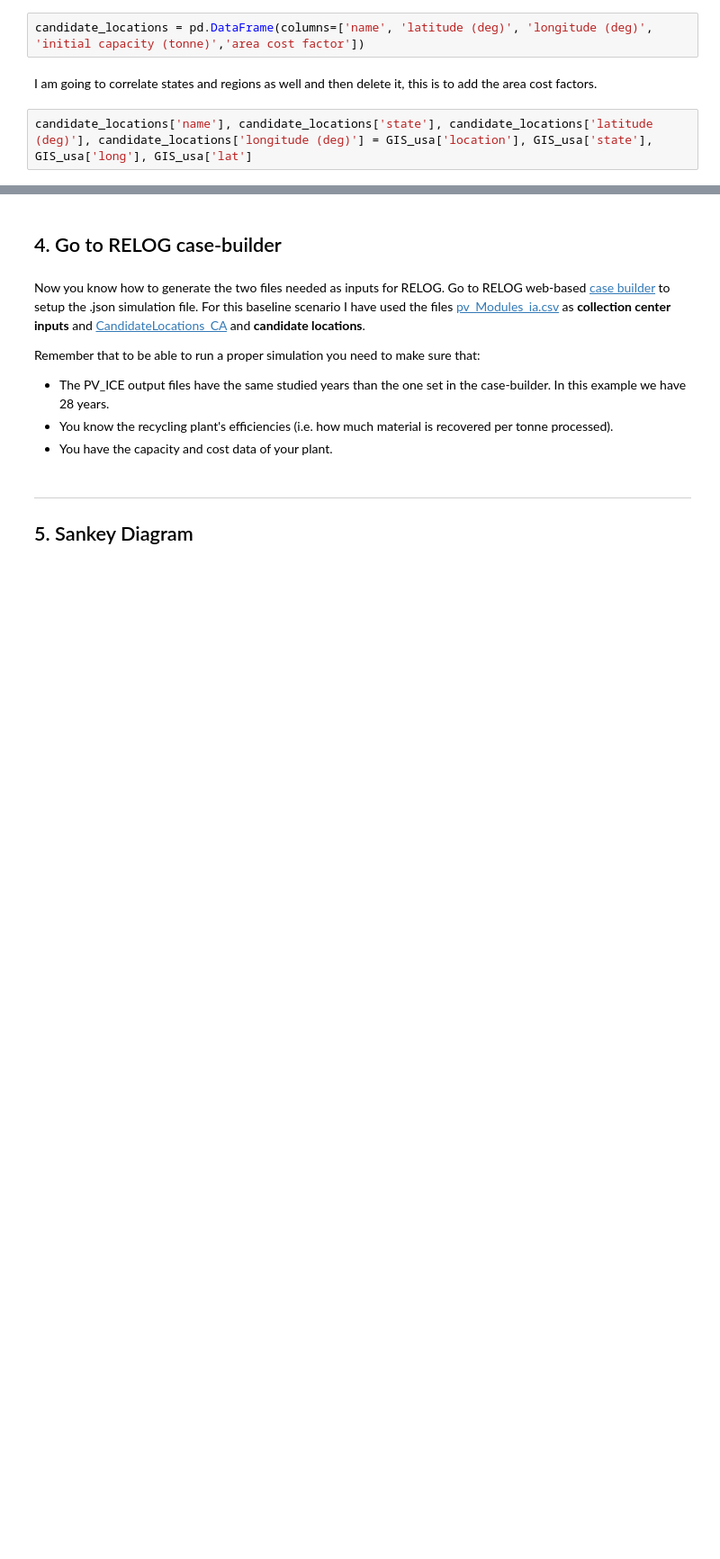
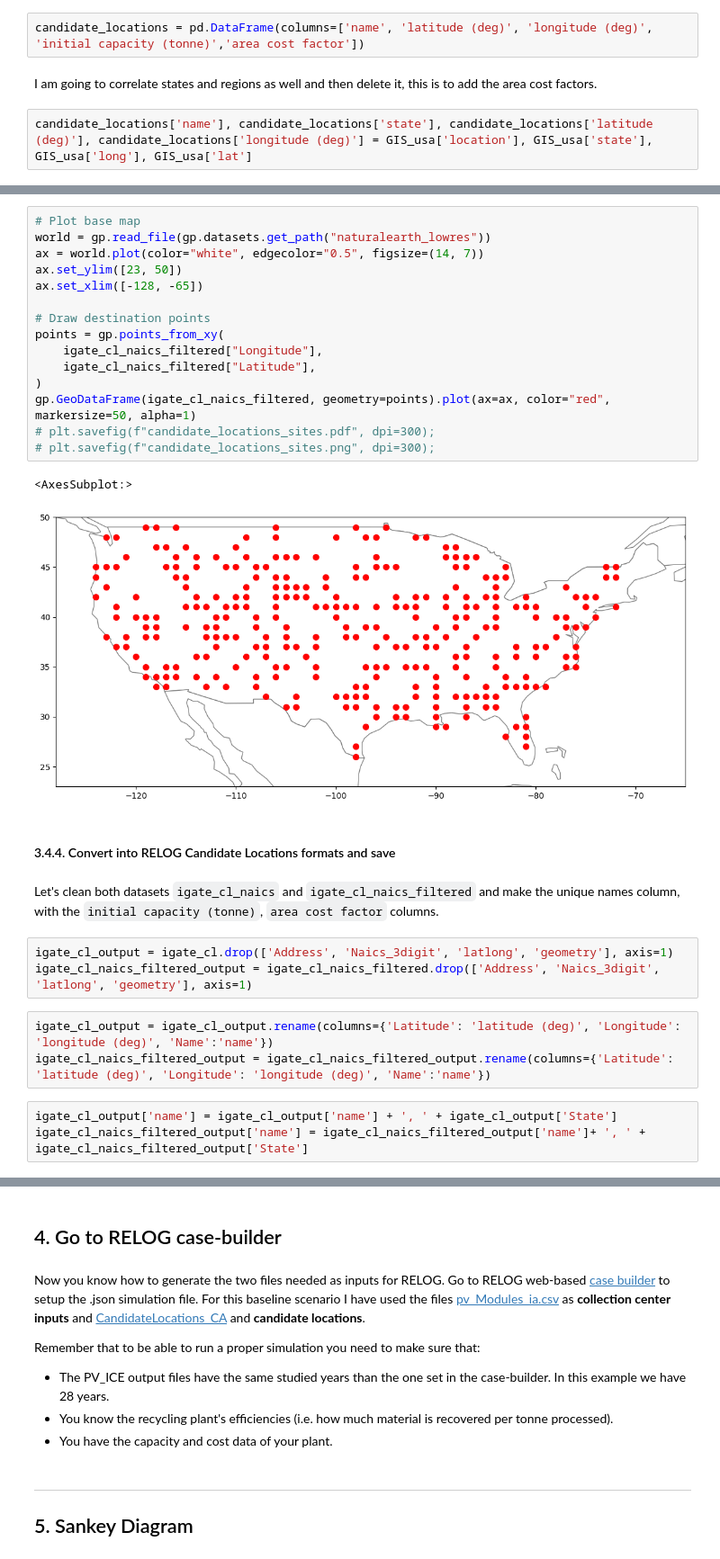
Before and after one commit to macmribo/RICE, a Jupyter notebook: 2_data_preparation/data_preprocess_1-Recycling.ipynb, the cells around one changed output, grey strips where cells are left out. Shown: that part at 90% size. Saved outputs shown, nothing was run; the diff lists cells and outputs as text; blank space fills up the shorter version.

```diff
--- a/2_data_preparation/data_preprocess_1-Recycling.ipynb
+++ b/2_data_preparation/data_preprocess_1-Recycling.ipynb
@@ -978,0 +1101,31 @@ candidate_locations['name'], candidate_locations['state'], candidate_locations['
+# %%
+# Plot base map
+world = gp.read_file(gp.datasets.get_path("naturalearth_lowres"))
+ax = world.plot(color="white", edgecolor="0.5", figsize=(14, 7))
+ax.set_ylim([23, 50])
+ax.set_xlim([-128, -65])
+
+# Draw destination points
+points = gp.points_from_xy(
+    igate_cl_naics_filtered["Longitude"],
+    igate_cl_naics_filtered["Latitude"],
+)
+gp.GeoDataFrame(igate_cl_naics_filtered, geometry=points).plot(ax=ax, color="red", markersize=50, alpha=1)
+# plt.savefig(f"candidate_locations_sites.pdf", dpi=300);
+# plt.savefig(f"candidate_locations_sites.png", dpi=300);
+# %% [output]
+<AxesSubplot:>
+[figure, added]
+# %% [markdown]
+#### 3.4.4. Convert into RELOG Candidate Locations formats and save
+# %% [markdown]
+Let's clean both datasets `igate_cl_naics` and `igate_cl_naics_filtered` and make the unique names column, with the `initial capacity (tonne)`, `area cost factor` columns.
+# %%
+igate_cl_output = igate_cl.drop(['Address', 'Naics_3digit', 'latlong', 'geometry'], axis=1)
+igate_cl_naics_filtered_output = igate_cl_naics_filtered.drop(['Address', 'Naics_3digit', 'latlong', 'geometry'], axis=1)
+# %%
+igate_cl_output = igate_cl_output.rename(columns={'Latitude': 'latitude (deg)', 'Longitude': 'longitude (deg)', 'Name':'name'})
+igate_cl_naics_filtered_output = igate_cl_naics_filtered_output.rename(columns={'Latitude': 'latitude (deg)', 'Longitude': 'longitude (deg)', 'Name':'name'})
+# %%
+igate_cl_output['name'] = igate_cl_output['name'] + ', ' + igate_cl_output['State']
+igate_cl_naics_filtered_output['name'] = igate_cl_naics_filtered_output['name']+ ', ' + igate_cl_naics_filtered_output['State']
```
Also changed, not shown: parts of 37 cells of this notebook, 57 other files.
